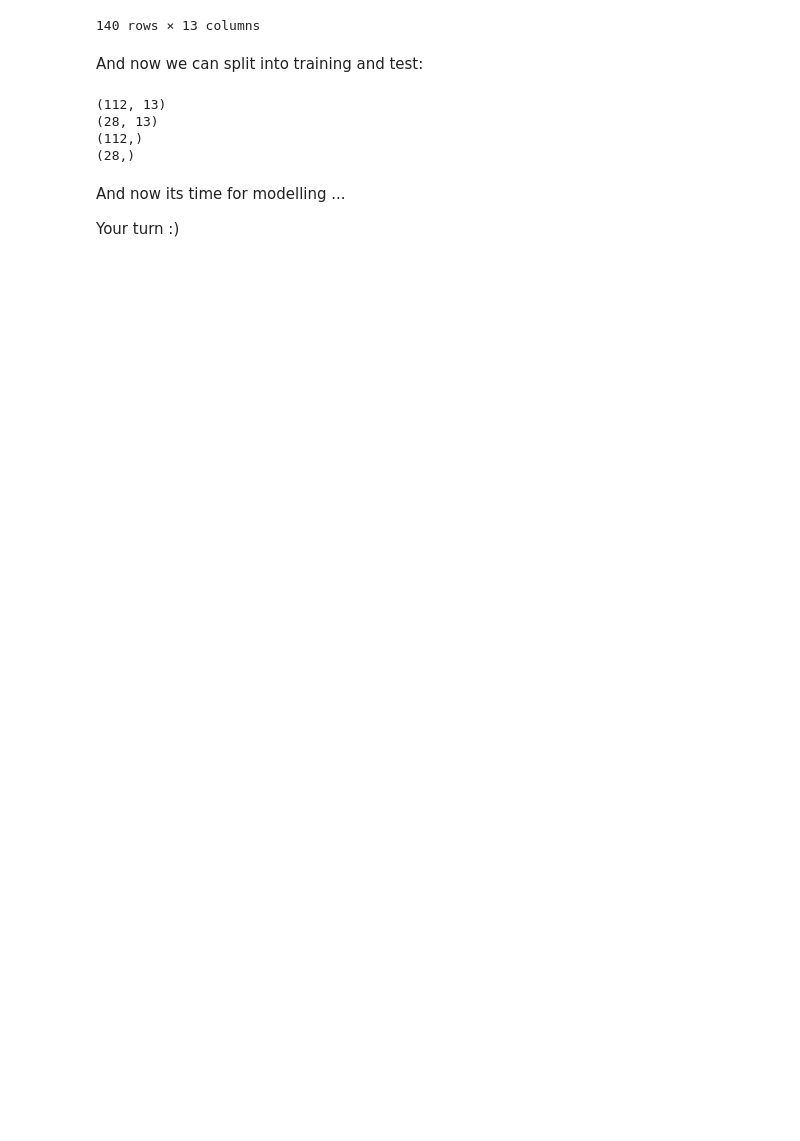
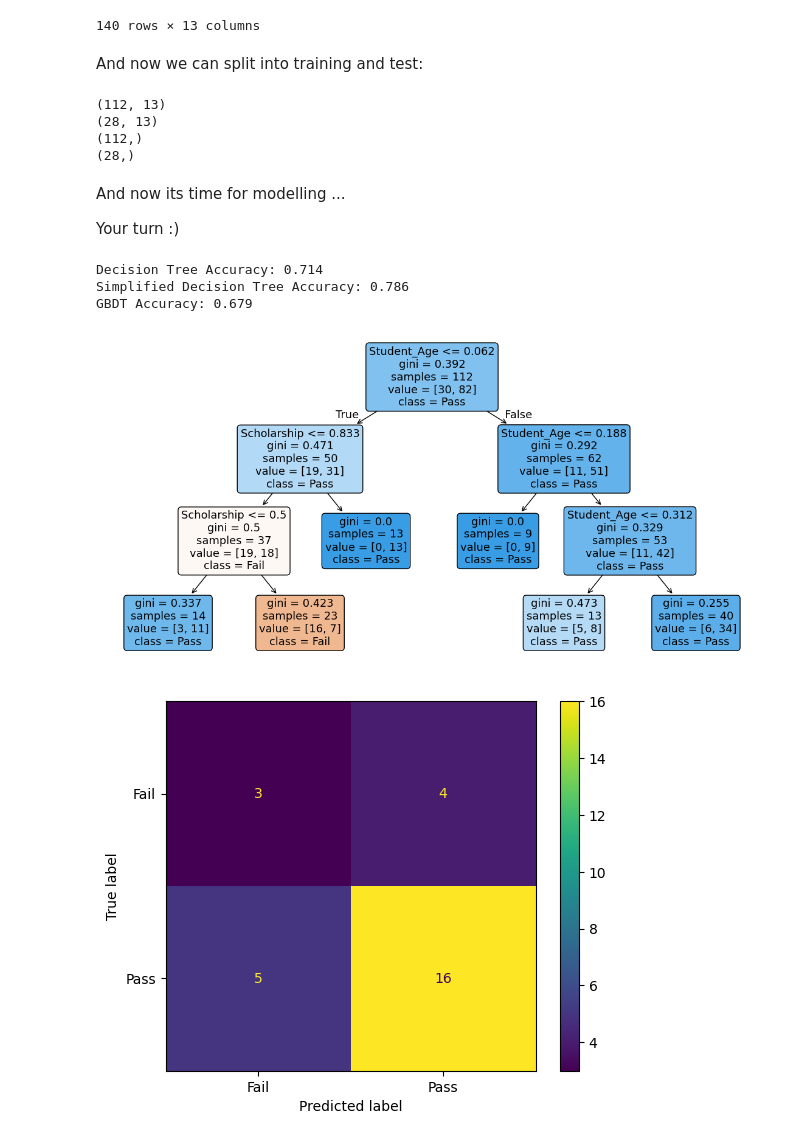
Before and after one commit to abdirovaaaisaule-jpg/IB2AD0-Public, a Jupyter notebook: 5_02_modelling_hackathon.ipynb, the cells around one changed output. Drawn from its saved outputs; the diff is of its cells as text; code cells hidden in the pictures; blank space fills up the shorter version.

```diff
--- a/5_02_modelling_hackathon.ipynb
+++ b/5_02_modelling_hackathon.ipynb
@@ -292,3 +292,45 @@ And now its time for modelling ...
 
 
 Your turn :)
+# %%
+from sklearn.tree import DecisionTreeClassifier as DTC, plot_tree
+from sklearn.ensemble import GradientBoostingClassifier as GBDT
+from sklearn.metrics import accuracy_score, ConfusionMatrixDisplay
+import matplotlib.pyplot as plt
+
+# create and train the models
+DTC_algo = DTC(random_state=1984)
+DTC_model = DTC_algo.fit(X_train, Y_train)
+
+DTC_simple = DTC(max_depth=3, random_state=1984)
+DTC_simple.fit(X_train, Y_train)
+
+GBDT_algo = GBDT(random_state=1984)
+GBDT_model = GBDT_algo.fit(X_train, Y_train)
+
+# compare accuracy on test data
+models = [DTC_model, DTC_simple, GBDT_model]
+names = ['Decision Tree', 'Simplified Decision Tree', 'GBDT']
+
+for i in range(3):
+    predict = models[i].predict(X_test)
+    print(f"{names[i]} Accuracy: {accuracy_score(Y_test, predict):.3f}")
+
+# plot simplified decision tree
+plt.figure(figsize=(14, 7))
+plot_tree(DTC_simple, feature_names=X_train.columns,
+          class_names=['Fail', 'Pass'], filled=True, rounded=True)
+plt.show()
+
+# GBDT confusion matrix
+ConfusionMatrixDisplay.from_estimator(
+    GBDT_model, X_test, Y_test,
+    display_labels=['Fail', 'Pass']
+)
+plt.show()
+# %% [output]
+Decision Tree Accuracy: 0.714
+Simplified Decision Tree Accuracy: 0.786
+GBDT Accuracy: 0.679
+[figure, added]
+[figure, added]
```
Also changed, not shown: parts of 1 cell of this notebook.
